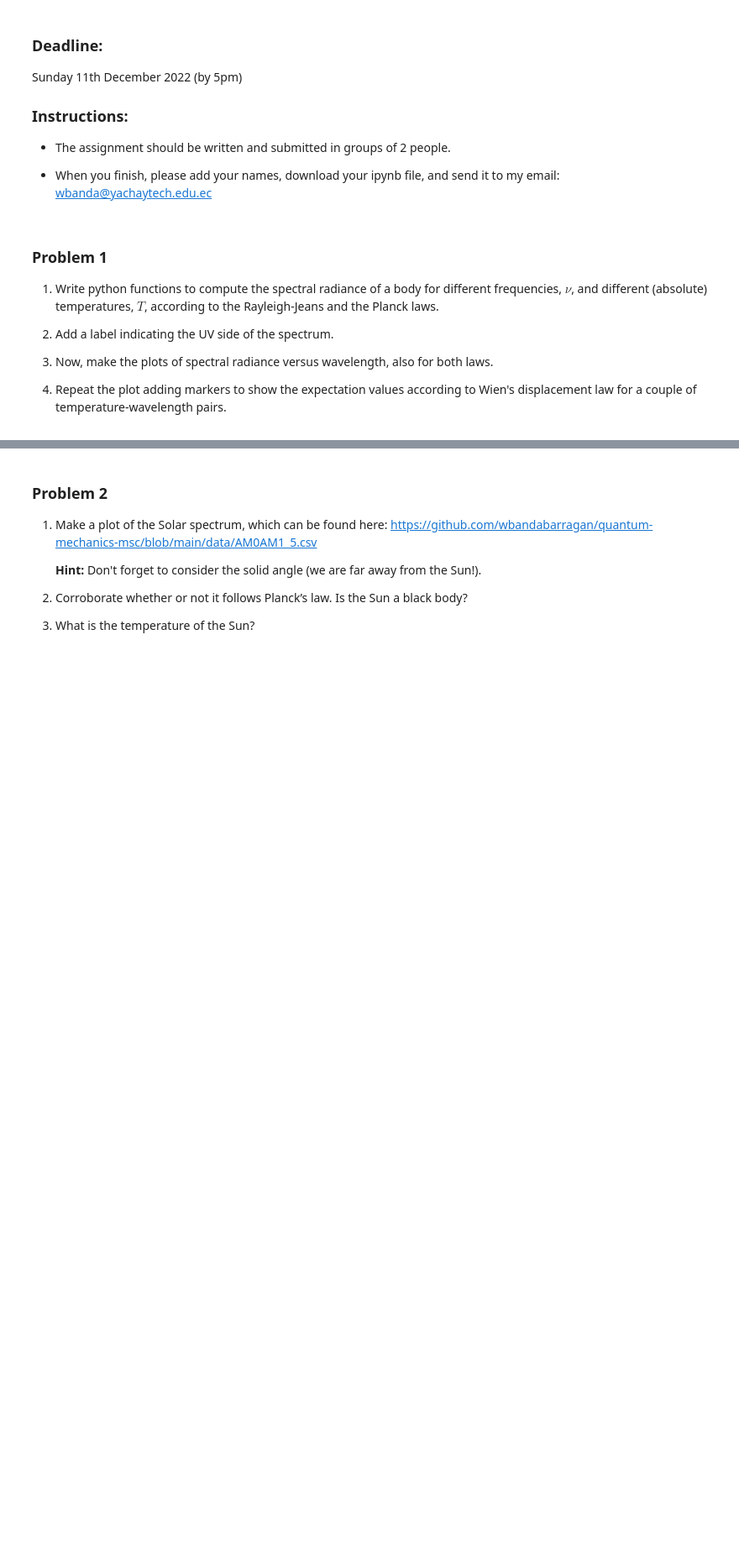
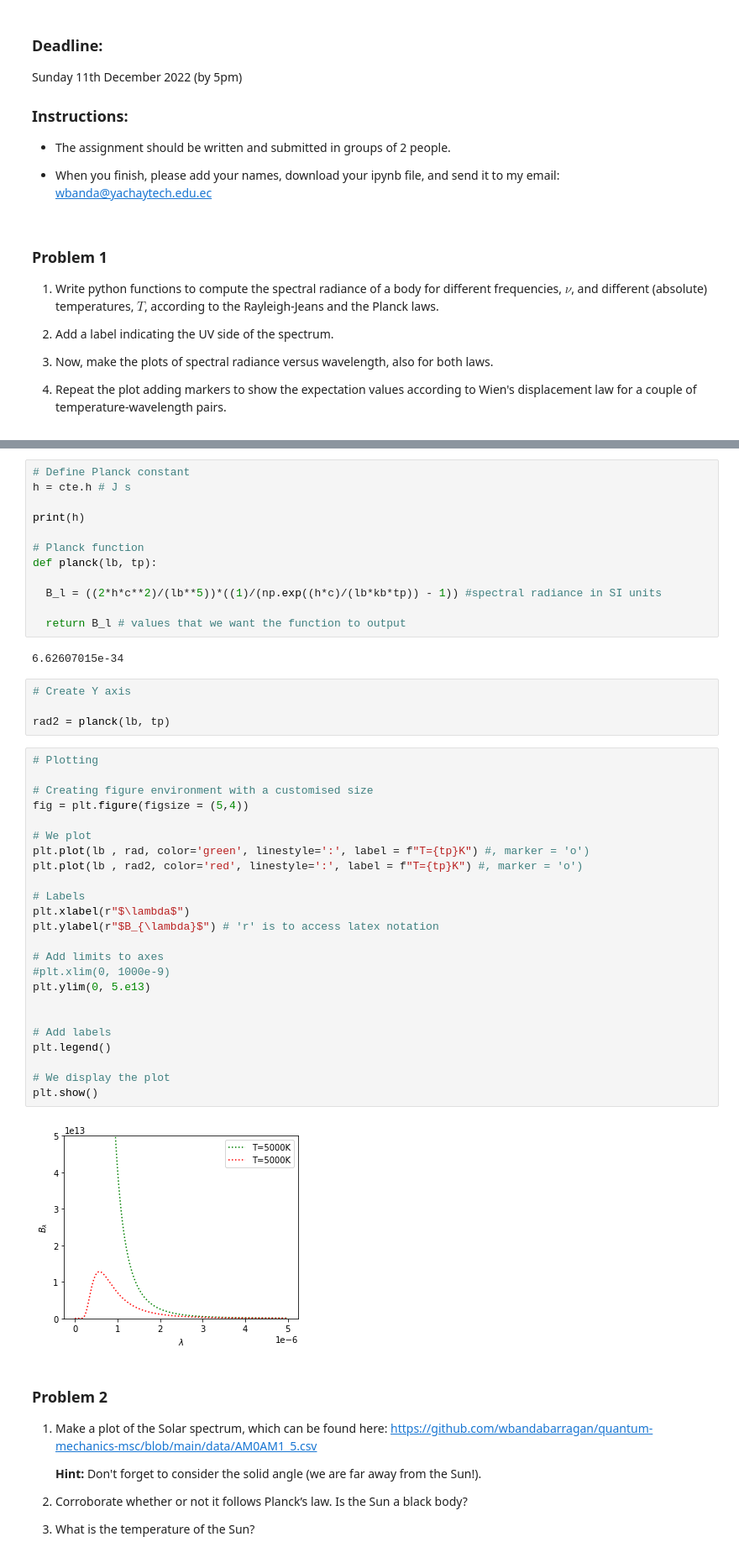
Before and after one commit to wbandabarragan/quantum-mechanics-msc, a Jupyter notebook: homework/classwork-01.ipynb, the cells around one changed output, grey strips where cells are left out. Shown at 84% size. Saved outputs shown, nothing was run; the diff lists cells and outputs as text; blank space fills up the shorter version.

```diff
--- a/homework/classwork-01.ipynb
+++ b/homework/classwork-01.ipynb
@@ -30,3 +109,47 @@ Sunday 11th December 2022 (by 5pm)
+# %%
+# Define Planck constant
+h = cte.h # J s
+
+print(h)
+
+# Planck function
+def planck(lb, tp):
+
+  B_l = ((2*h*c**2)/(lb**5))*((1)/(np.exp((h*c)/(lb*kb*tp)) - 1)) #spectral radiance in SI units
+
+  return B_l # values that we want the function to output
+# %% [output]
+6.62607015e-34
+# %%
+# Create Y axis
+
+rad2 = planck(lb, tp)
+# %%
+# Plotting
+
+# Creating figure environment with a customised size
+fig = plt.figure(figsize = (5,4))
+
+# We plot
+plt.plot(lb , rad, color='green', linestyle=':', label = f"T={tp}K") #, marker = 'o')
+plt.plot(lb , rad2, color='red', linestyle=':', label = f"T={tp}K") #, marker = 'o')
+
+# Labels
+plt.xlabel(r"$\lambda$")
+plt.ylabel(r"$B_{\lambda}$") # 'r' is to access latex notation
+
+# Add limits to axes
+#plt.xlim(0, 1000e-9)
+plt.ylim(0, 5.e13)
+
+
+# Add labels
+plt.legend()
+
+# We display the plot
+plt.show()
+# %% [output]
+[figure, added]
 # %% [markdown]
 ### Problem 2
 
```
Also changed, not shown: parts of 10 cells of this notebook.
